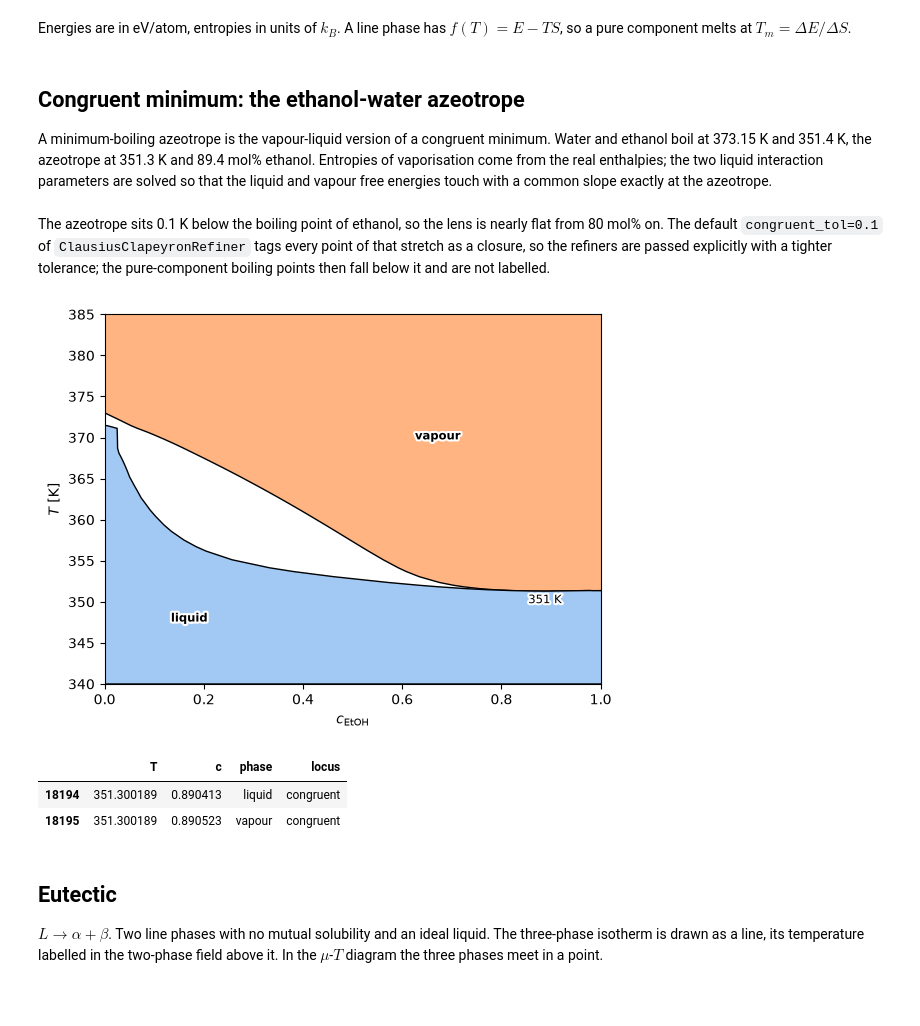
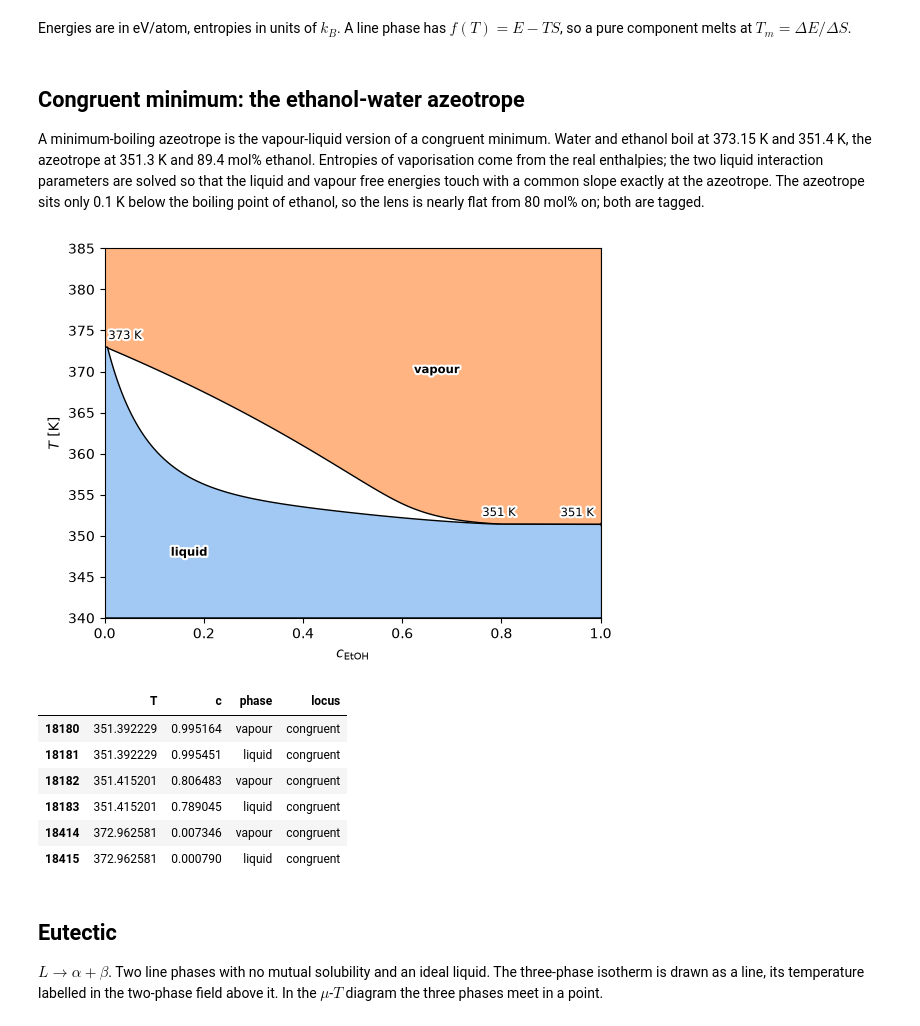
Before and after one commit to eisenforschung/landau, a Jupyter notebook: notebooks/TransitionTemperatures.ipynb, the cells around one changed output. Cells and saved outputs as stored; diff of their text form; code cells hidden in the pictures; blank space fills up the shorter version.

```diff
--- a/notebooks/TransitionTemperatures.ipynb
+++ b/notebooks/TransitionTemperatures.ipynb
@@ -36,15 +36,15 @@ def regular(name, E_A, S_A, E_B, S_B, L0, L1=0):
         line(f"{name}{i}", c, (1 - c) * E_A + c * E_B + E_mix(c), (1 - c) * S_A + c * S_B)
         for i, c in enumerate([0, 0.25, 0.5, 0.75, 1])
     ]
-    return RegularSolution(name, phases=controls, num_coeffs=2, add_entropy=True)
+    return FastInterpolatingPhase(name, phases=controls, add_entropy=True, interpolator=PolyFit(4))
 
 alpha = line("α", 0, -3.0, 1.0)
 beta = line("β", 1, -2.5, 1.0)
 liquid = ideal("liquid", -2.8, 3.0, -2.35, 3.0)
 Ts = np.linspace(300, 1500, 60)
 
-def diagram(phases, Ts=Ts, ax=None, refine=True, **kwargs):
-    df = calc_phase_diagram(phases, Ts, mu=100, refine=refine)
+def diagram(phases, Ts=Ts, ax=None, **kwargs):
+    df = calc_phase_diagram(phases, Ts, mu=100)
     plot_phase_diagram(df, transition_temperatures=True, ax=ax, **kwargs)
     return df
 # %% [markdown]
@@ -53,6 +53,7 @@ def diagram(phases, Ts=Ts, ax=None, refine=True, **kwargs):
 A minimum-boiling azeotrope is the vapour-liquid version of a congruent minimum.
 Water and ethanol boil at 373.15 K and 351.4 K, the azeotrope at 351.3 K and 89.4 mol% ethanol.
 Entropies of vaporisation come from the real enthalpies; the two liquid interaction parameters are solved so that the liquid and vapour free energies touch with a common slope exactly at the azeotrope.
+The azeotrope sits only 0.1 K below the boiling point of ethanol, so the lens is nearly flat from 80 mol% on; both are tagged.
 # %%
 T_w, T_e = 373.15, 351.4
 S_w, S_e = 40.65e3 / T_w / 8.314, 38.6e3 / T_e / 8.314   # kB units
@@ -67,20 +68,20 @@ L0, L1 = np.linalg.solve(M, [g(c), g(1) - g(0)])
 
 ethanol_water = regular("liquid", 0, 0, 0, 0, L0, L1)
 vapour = ideal("vapour", S_w * kB * T_w, S_w, S_e * kB * T_e, S_e)
-# %% [markdown]
-The azeotrope sits 0.1 K below the boiling point of ethanol, so the lens is nearly flat from 80 mol% on.
-The default `congruent_tol=0.1` of `ClausiusClapeyronRefiner` tags every point of that stretch as a closure, so the refiners are passed explicitly with a tighter tolerance; the pure-component boiling points then fall below it and are not labelled.
 # %%
-refiners = [DelaunayTripleRefiner(), ClausiusClapeyronRefiner(congruent_tol=0.003), MiscibilityGapRefiner()]
-df = diagram([ethanol_water, vapour], Ts=np.linspace(340, 385, 90), refine=refiners, element="EtOH")
+df = diagram([ethanol_water, vapour], Ts=np.linspace(340, 385, 90), element="EtOH")
 # %% [output]
-[figure, old version]
+[figure, new version]
 # %%
 df.query("locus == 'congruent'")[["T", "c", "phase", "locus"]]
 # %% [output]
 |  | T | c | phase | locus |
-| 18194 | 351.300189 | 0.890413 | liquid | congruent |
-| 18195 | 351.300189 | 0.890523 | vapour | congruent |
+| 18180 | 351.392229 | 0.995164 | vapour | congruent |
+| 18181 | 351.392229 | 0.995451 | liquid | congruent |
+| 18182 | 351.415201 | 0.806483 | vapour | congruent |
+| 18183 | 351.415201 | 0.789045 | liquid | congruent |
+| 18414 | 372.962581 | 0.007346 | vapour | congruent |
+| 18415 | 372.962581 | 0.000790 | liquid | congruent |
 # %% [markdown]
 ## Eutectic
 
```
Also changed, not shown: parts of 10 cells of this notebook.
